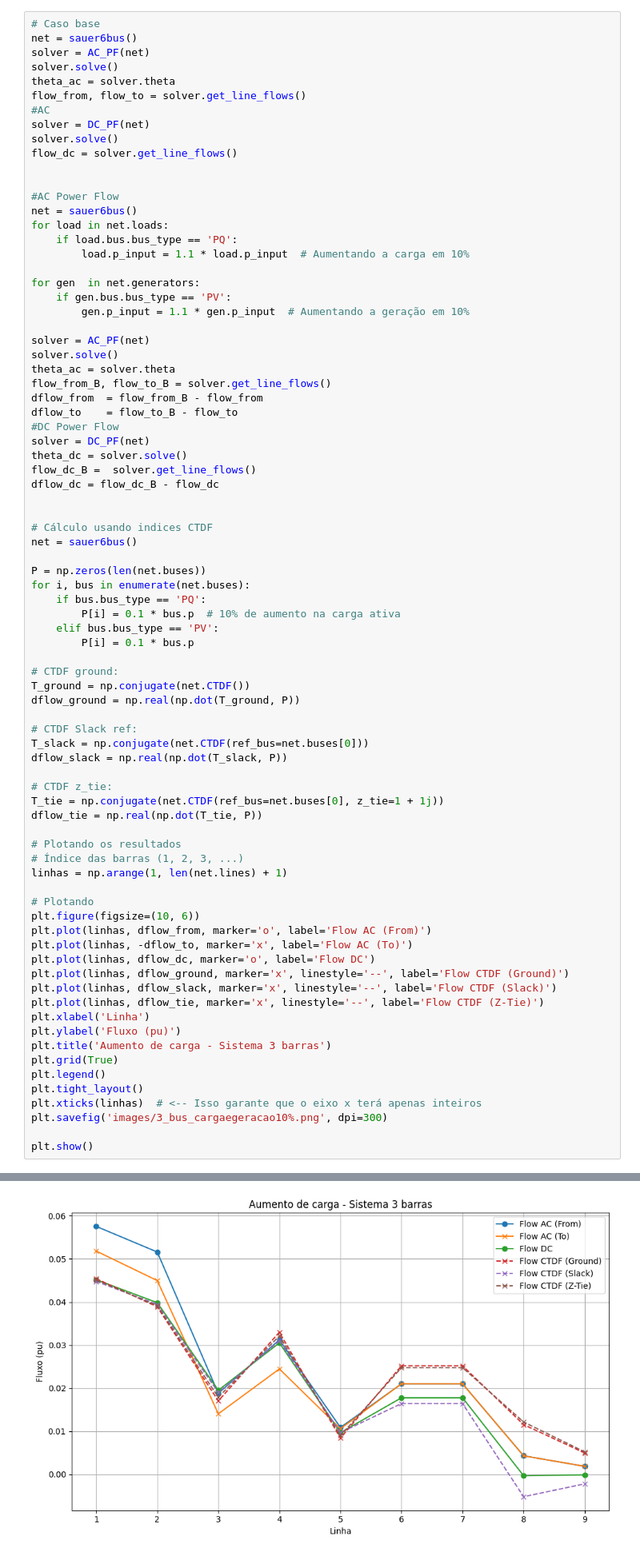
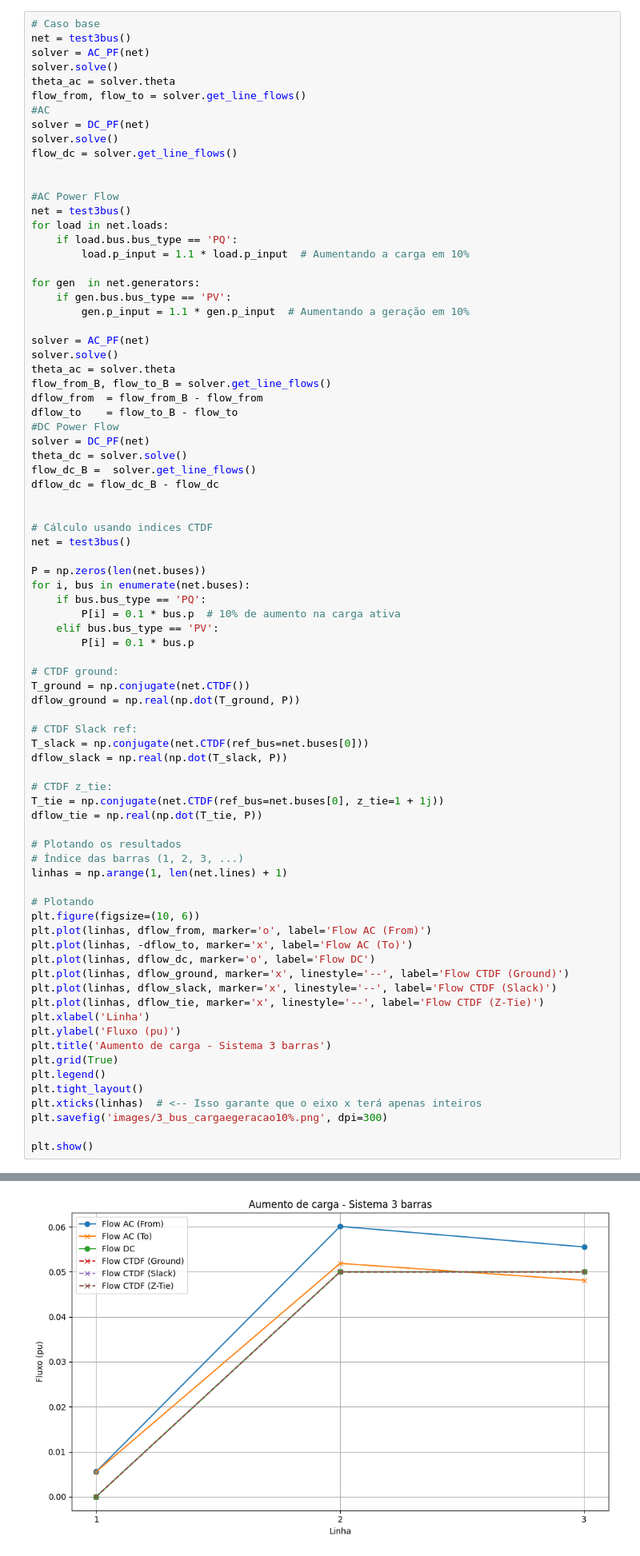
Before and after one commit to Gabriel-Halfeld-Limp/CTDF-for-linear-load-methods, a Jupyter notebook: main.ipynb, the cells around one changed output, grey strips where cells are left out. Shown: that part at 80% size. Saved outputs shown, nothing was run; the diff lists cells and outputs as text.

```diff
--- a/main.ipynb
+++ b/main.ipynb
@@ -135,7 +135,7 @@ Converged in 4 iterations.
 ## Sistema não linear - Aumento de carga e geração em 10%
 # %%
 # Caso base
-net = sauer6bus()
+net = test3bus()
 solver = AC_PF(net)
 solver.solve()
 theta_ac = solver.theta
@@ -147,7 +147,7 @@ flow_dc = solver.get_line_flows()
 
 
 #AC Power Flow
-net = sauer6bus()
+net = test3bus()
 for load in net.loads:
     if load.bus.bus_type == 'PQ':
         load.p_input = 1.1 * load.p_input  # Aumentando a carga em 10%
@@ -170,7 +170,7 @@ dflow_dc = flow_dc_B - flow_dc
 
 
 # Cálculo usando indices CTDF
-net = sauer6bus()
+net = test3bus()
 
 P = np.zeros(len(net.buses))
 for i, bus in enumerate(net.buses):
@@ -189,34 +189,34 @@ dflow_slack = np.real(np.dot(T_slack, P))
 
 # CTDF z_tie:
 T_tie = np.conjugate(net.CTDF(ref_bus=net.buses[0], z_tie=1 + 1j))
 dflow_tie = np.real(np.dot(T_tie, P))
 
 # Plotando os resultados
 # Índice das barras (1, 2, 3, ...)
 linhas = np.arange(1, len(net.lines) + 1)
 
 # Plotando
 plt.figure(figsize=(10, 6))
 plt.plot(linhas, dflow_from, marker='o', label='Flow AC (From)')
 plt.plot(linhas, -dflow_to, marker='x', label='Flow AC (To)')
 plt.plot(linhas, dflow_dc, marker='o', label='Flow DC')
 plt.plot(linhas, dflow_ground, marker='x', linestyle='--', label='Flow CTDF (Ground)')
 plt.plot(linhas, dflow_slack, marker='x', linestyle='--', label='Flow CTDF (Slack)')
 plt.plot(linhas, dflow_tie, marker='x', linestyle='--', label='Flow CTDF (Z-Tie)')
 plt.xlabel('Linha')
 plt.ylabel('Fluxo (pu)')
 plt.title('Aumento de carga - Sistema 3 barras')
 plt.grid(True)
 plt.legend()
 plt.tight_layout()
 plt.xticks(linhas)  # <-- Isso garante que o eixo x terá apenas inteiros
 plt.savefig('images/3_bus_cargaegeracao10%.png', dpi=300)
 
 plt.show()
 # %% [output]
 Converged in 4 iterations.
 Converged in 4 iterations.
-[figure, old version]
+[figure, new version]
 # %% [markdown]
 ## Sistema Não linear - Aumento de carga com shunts de linha r=20%
 # %%
```
Also changed, not shown: parts of 1 cell of this notebook, 9 other files.
